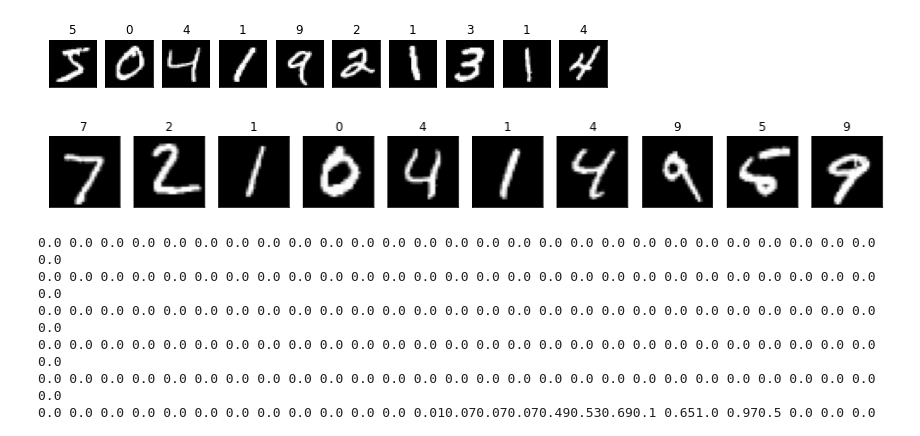
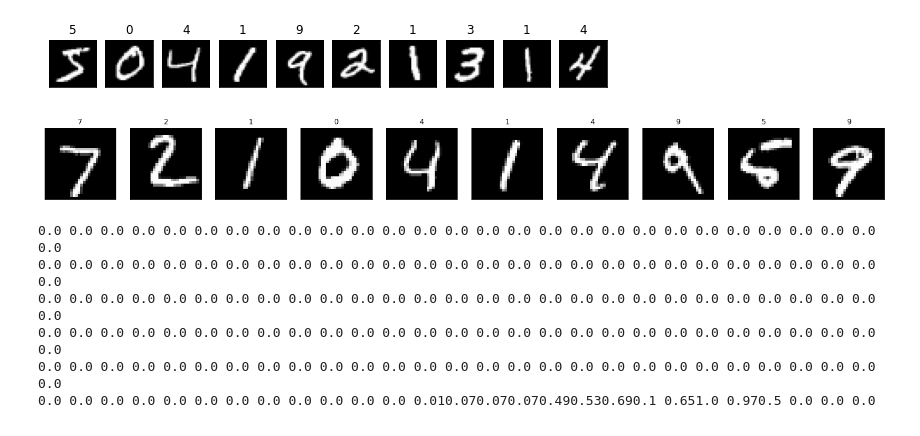
Before and after one commit to nilaykarade/regenesys-deep-learnig, a Jupyter notebook: day 3/tf_2_ANN_for_MNIST_dataset.ipynb, the cells around one changed output. Cells and saved outputs as stored; diff of their text form; code cells hidden in the pictures.

```diff
--- a/day 3/tf_2_ANN_for_MNIST_dataset.ipynb
+++ b/day 3/tf_2_ANN_for_MNIST_dataset.ipynb
@@ -95,15 +98,15 @@ plt.show()
 # %%
 # Display some images
 fig, axes = plt.subplots(ncols=10, sharex=False,
-    sharey=True, figsize=(15, 8))
+    sharey=True, figsize=(25, 12))
 for i in range(10):
     axes[i].set_title(y_test[i])
     axes[i].imshow(X_test[i], cmap='gray')
     axes[i].get_xaxis().set_visible(False)
     axes[i].get_yaxis().set_visible(False)
 plt.show()
 # %% [output]
-[figure, old version]
+[figure, new version]
 # %%
 X_train = X_train / 255 #0--255=> 0--1
 X_test = X_test / 255
```
Also changed, not shown: parts of 23 cells of this notebook.
